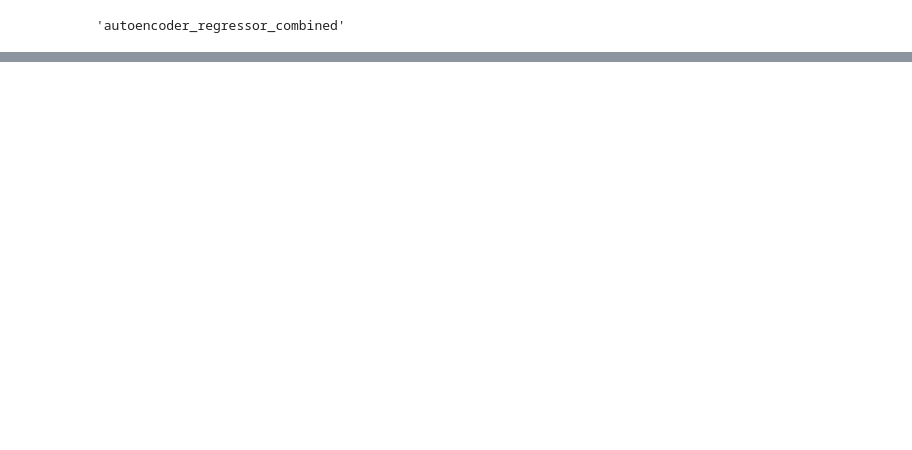
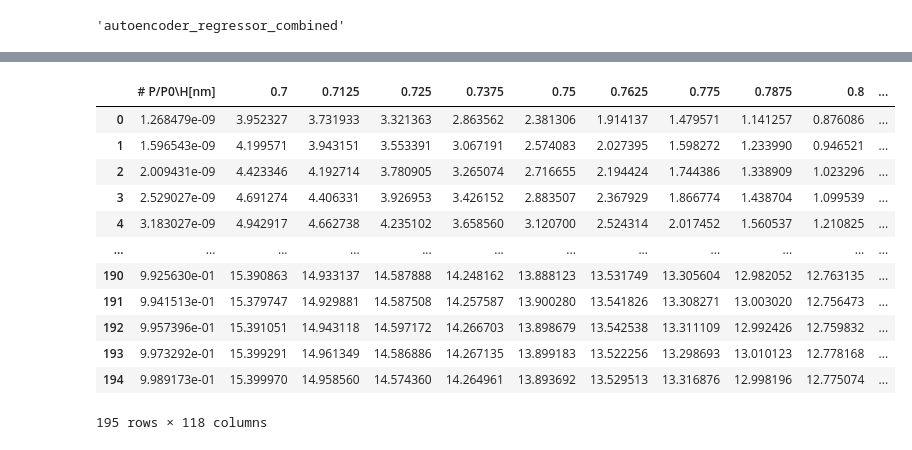
Before and after one commit to IDAnton/isotherm, a Jupyter notebook: torch.ipynb, the cells around one changed output, grey strips where cells are left out. Drawn from its saved outputs; the diff is of its cells as text; code cells hidden in the pictures; blank space fills up the shorter version.

```diff
--- a/torch.ipynb
+++ b/torch.ipynb
@@ -456,0 +535,3 @@ model_name
+# %%
+import pandas as pd
+data = pd.read_csv("data/initial kernels/excel/kernel_N2_77K_2koza.csv")
@@ -456,0 +564,16 @@ model_name
+# %%
+data
+# %% [output]
+|  | # P/P0\H[nm] | 0.7 | 0.7125 | 0.725 | 0.7375 | 0.75 | 0.7625 | 0.775 | 0.7875 | 0.8 | ... |
+| 0 | 1.268479e-09 | 3.952327 | 3.731933 | 3.321363 | 2.863562 | 2.381306 | 1.914137 | 1.479571 | 1.141257 | 0.876086 | ... |
+| 1 | 1.596543e-09 | 4.199571 | 3.943151 | 3.553391 | 3.067191 | 2.574083 | 2.027395 | 1.598272 | 1.233990 | 0.946521 | ... |
+| 2 | 2.009431e-09 | 4.423346 | 4.192714 | 3.780905 | 3.265074 | 2.716655 | 2.194424 | 1.744386 | 1.338909 | 1.023296 | ... |
+| 3 | 2.529027e-09 | 4.691274 | 4.406331 | 3.926953 | 3.426152 | 2.883507 | 2.367929 | 1.866774 | 1.438704 | 1.099539 | ... |
+| 4 | 3.183027e-09 | 4.942917 | 4.662738 | 4.235102 | 3.658560 | 3.120700 | 2.524314 | 2.017452 | 1.560537 | 1.210825 | ... |
+| ... | ... | ... | ... | ... | ... | ... | ... | ... | ... | ... | ... |
+| 190 | 9.925630e-01 | 15.390863 | 14.933137 | 14.587888 | 14.248162 | 13.888123 | 13.531749 | 13.305604 | 12.982052 | 12.763135 | ... |
+| 191 | 9.941513e-01 | 15.379747 | 14.929881 | 14.587508 | 14.257587 | 13.900280 | 13.541826 | 13.308271 | 13.003020 | 12.756473 | ... |
+| 192 | 9.957396e-01 | 15.391051 | 14.943118 | 14.597172 | 14.266703 | 13.898679 | 13.542538 | 13.311109 | 12.992426 | 12.759832 | ... |
+| 193 | 9.973292e-01 | 15.399291 | 14.961349 | 14.586886 | 14.267135 | 13.899183 | 13.522256 | 13.298693 | 13.010123 | 12.778168 | ... |
+| 194 | 9.989173e-01 | 15.399970 | 14.958560 | 14.574360 | 14.264961 | 13.893692 | 13.529513 | 13.316876 | 12.998196 | 12.775074 | ... |
+195 rows × 118 columns
```
Also changed, not shown: parts of 17 cells of this notebook, 1 other file.
